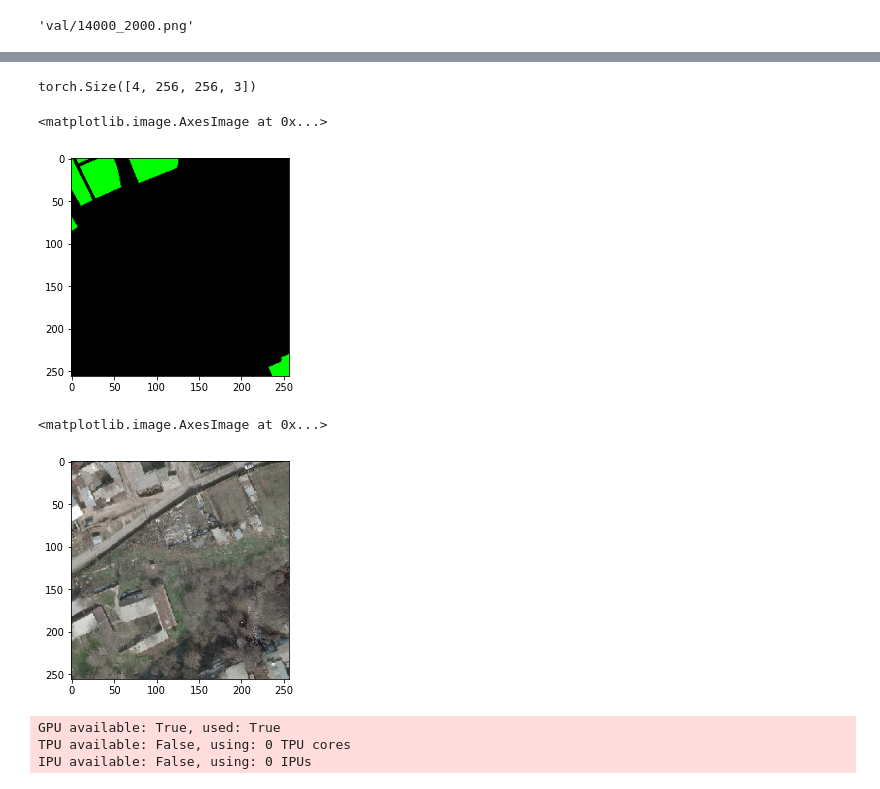
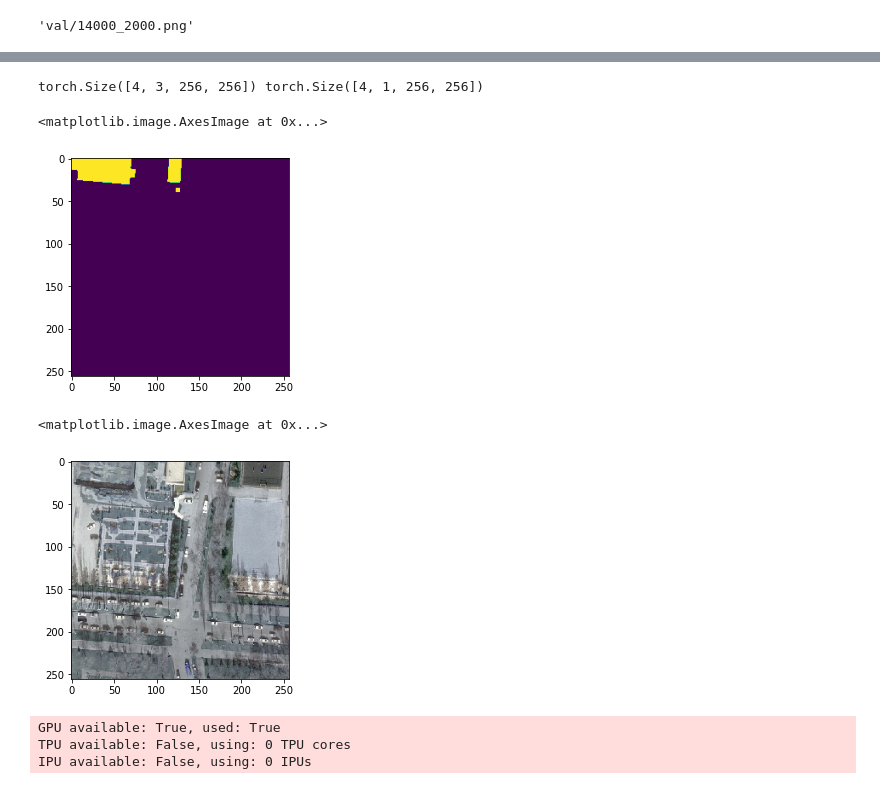
Before and after one commit to t1masavin/orthomosaic-segmentation, a Jupyter notebook: image_processing/train.ipynb, the cells around one changed output, grey strips where cells are left out. Drawn from its saved outputs; the diff is of its cells as text; code cells hidden in the pictures.

```diff
--- a/image_processing/train.ipynb
+++ b/image_processing/train.ipynb
@@ -110,34 +113,18 @@ new_dict
 # %%
 class GeoDataset(Dataset):
+
     def __init__(self,
-    #  image, mask,
      list_names, preprocess, c, h, w):
-        # shared_array_base = mp.Array(ctypes.c_float, c*h*w)
-        # shared_array = np.ctypeslib.as_array(shared_array_base.get_obj())
-        # shared_array = shared_array.reshape(h, w, c)
-        # self.shared_image = torch.from_numpy(shared_array)
-        # self.shared_mask = torch.from_numpy(shared_array)
-        self.shared_image = torch.zeros(h, w, c).share_memory_()
-        self.shared_mask = torch.zeros(h, w ,c).share_memory_()
-        self.transforms = preprocess
+        self.shared_image = torch.zeros(c, h, w).share_memory_()
+        self.shared_mask = torch.zeros(1, h, w).share_memory_()
+        self.preprocess = preprocess
         self.list_names = list_names
-        # self.get_img()
+
     def get_img(self,):
         if type(self.list_names) ==  list:
             name = random.choice(self.list_names)
-
-        # print(name)
-        # self.image = np.array(Image.open(f'transformed_image/{name}'))
-        # self.mask = np.array(Image.open(f'transformed_mask/{name}'))
-        image = cv2.imread(f'transformed_image/{name}')
-        mask = cv2.imread(f'transformed_mask/{name}')
-        mask = mask / 255.
-        # self.shared_image[:,:,:] = torch.from_numpy(image)
-        # self.shared_mask[:,:,:] = torch.from_numpy(mask)
-        self.shared_image = torch.from_numpy(image)
-        self.shared_mask = torch.from_numpy(mask)
-
-
+        self.shared_image = torchvision.io.read_image(PATH_IMAGE + f'{name}') / 255.
+        self.shared_mask =  torchvision.io.read_image(PATH_MASK + f'{name}') / 255.
 
     def __len__(self):
         return 1000
@@ -145,9 +132,4 @@ class GeoDataset(Dataset):
     def __getitem__(self, idx):
         if idx%10 == 0:
             self.get_img()
-        # augmented = self.transforms(image=self.image,
-        #                             mask=self.mask)
-
-        # image = augmented['image']
-        # mask = augmented['mask']
-        return self.shared_image[:256, :256], self.shared_mask[:256, :256]
+        return self.preprocess(self.shared_image, self.shared_mask)
@@ -210,31 +136,31 @@ transforms_test = A.Compose([
 # %%
 train_dataset = GeoDataset(
     # image=image_train, mask=mask_train,
-    transforms=transforms,
+    preprocess=Pre,
     list_names=list_train,
     c=3, h=3000, w=3000)
 train_dataloader = DataLoader(train_dataset, batch_size=4, num_workers=4)
 val_dataset = GeoDataset(
     # image=image_train, mask=mask_train,
-    transforms=transforms_test,
+    preprocess=Pre,
     list_names=list_val,
     c=3, h=3000, w=3000)
 val_dataloader = DataLoader(val_dataset, batch_size=4, num_workers=4)
 # %%
 # img, msk = next(iter(train_dataloader))
 for i, m in val_dataloader:
-    print(i.shape)
+    print(i.shape, m.shape)
     break
 # %% [output]
-torch.Size([4, 256, 256, 3])
+torch.Size([4, 3, 256, 256]) torch.Size([4, 1, 256, 256])
 # %%
-plt.imshow(m[0])
+plt.imshow(m[0].permute(1,2,0).cpu().detach().numpy())
 # %% [output]
 <matplotlib.image.AxesImage at 0x...>
-[figure, old version]
+[figure, new version]
 # %%
 # plt.imshow(i[0].permute(1,2,0))
-plt.imshow(i[0])
+plt.imshow(i[0].permute(1,2,0).cpu().detach().numpy())
 # %% [output]
 <matplotlib.image.AxesImage at 0x...>
-[figure, old version]
+[figure, new version]
```
Also changed, not shown: parts of 19 cells of this notebook, 2 other files.
